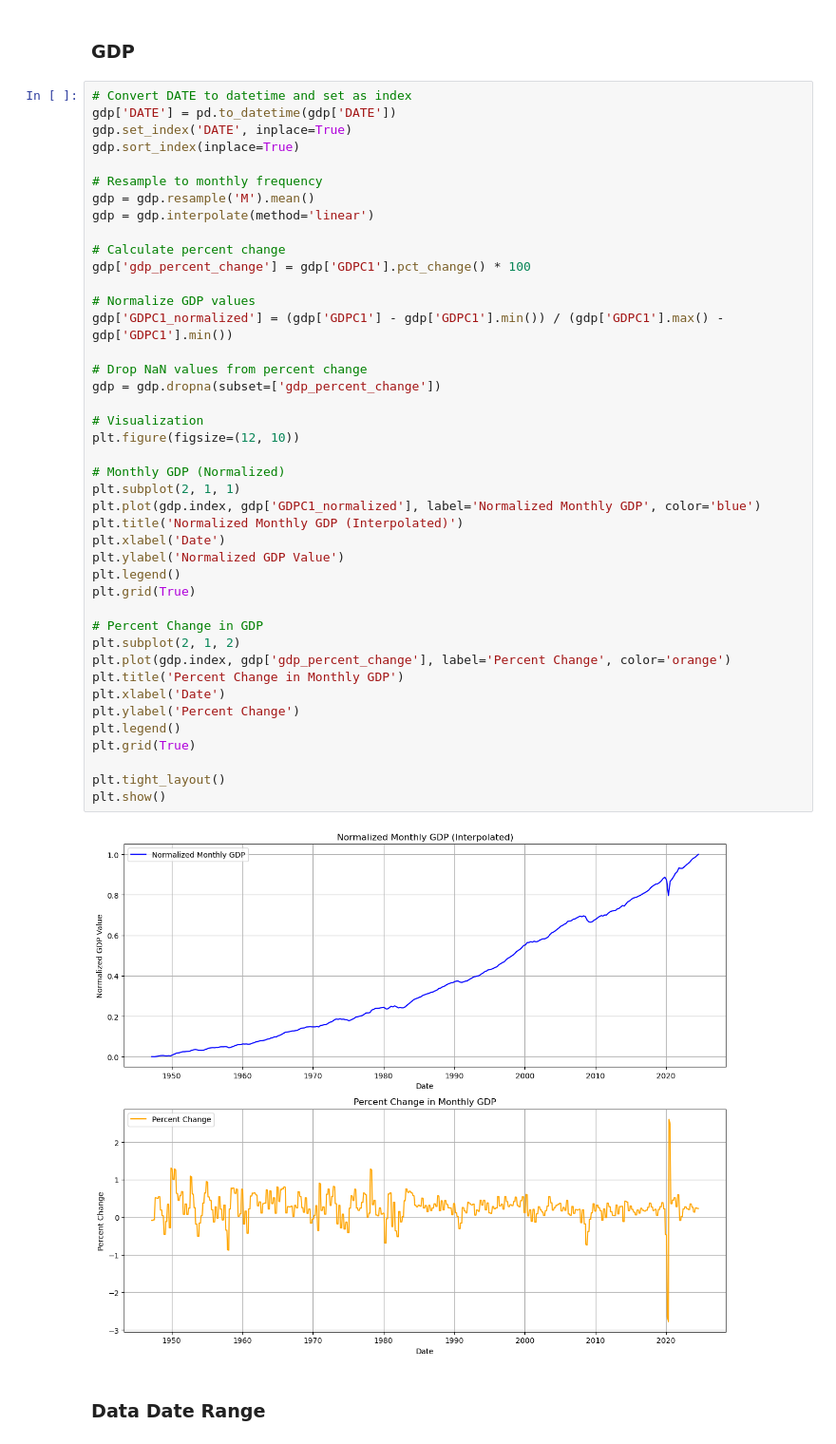
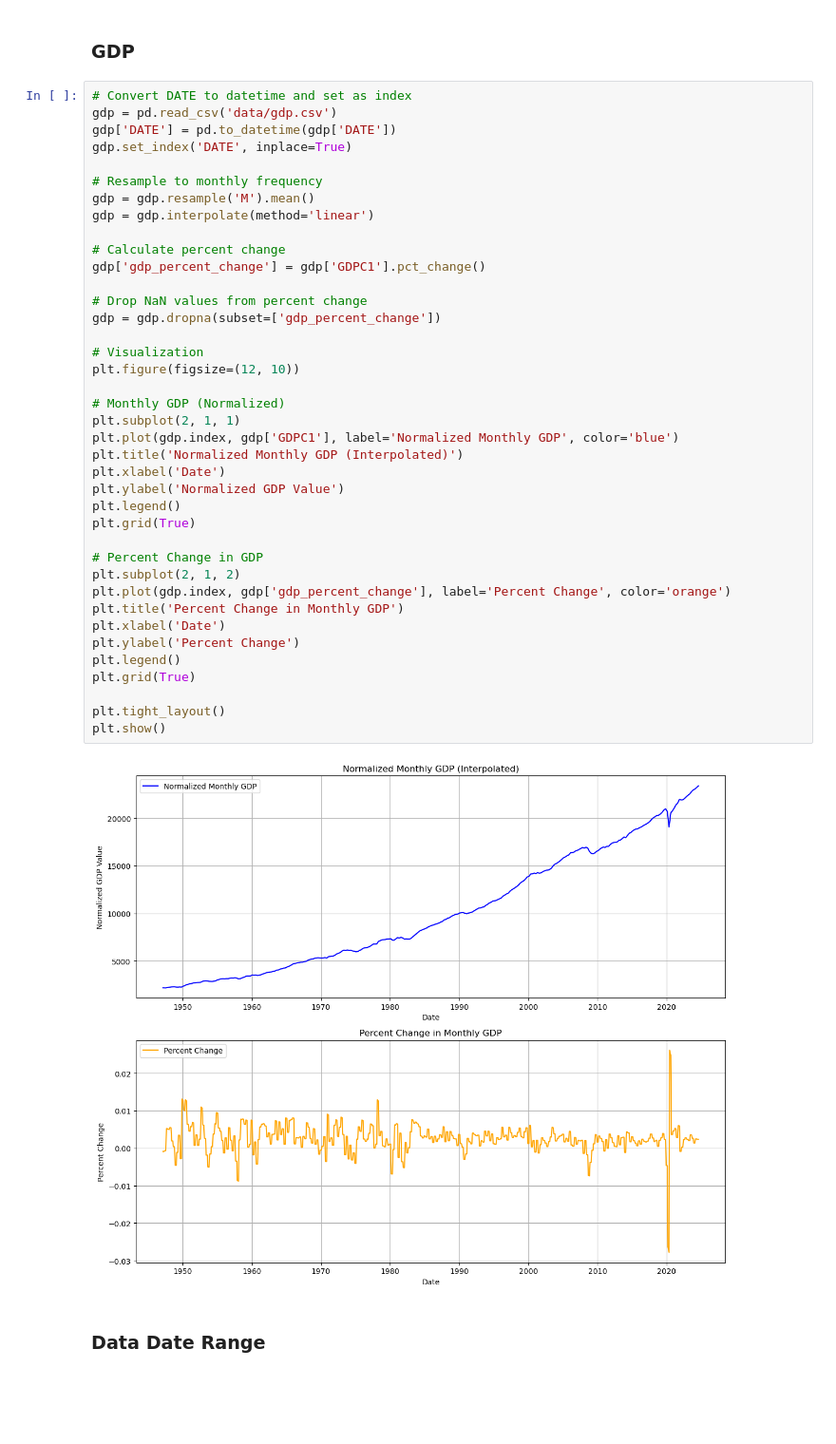
Before and after one commit to ChrisLato/AISE-4010-Project, a Jupyter notebook: Data Pre-processing.ipynb, the cells around one changed output. Shown at 95% size. Saved outputs shown, nothing was run; the diff lists cells and outputs as text; blank space fills up the shorter version.

```diff
--- a/Data Pre-processing.ipynb
+++ b/Data Pre-processing.ipynb
@@ -223,48 +380,45 @@ date
 ### GDP
 # %%
 # Convert DATE to datetime and set as index
+gdp = pd.read_csv('data/gdp.csv')
 gdp['DATE'] = pd.to_datetime(gdp['DATE'])
 gdp.set_index('DATE', inplace=True)
-gdp.sort_index(inplace=True)
 
 # Resample to monthly frequency
 gdp = gdp.resample('M').mean()
 gdp = gdp.interpolate(method='linear')
 
 # Calculate percent change
-gdp['gdp_percent_change'] = gdp['GDPC1'].pct_change() * 100
-
-# Normalize GDP values
-gdp['GDPC1_normalized'] = (gdp['GDPC1'] - gdp['GDPC1'].min()) / (gdp['GDPC1'].max() - gdp['GDPC1'].min())
+gdp['gdp_percent_change'] = gdp['GDPC1'].pct_change()
 
 # Drop NaN values from percent change
 gdp = gdp.dropna(subset=['gdp_percent_change'])
 
 # Visualization
 plt.figure(figsize=(12, 10))
 
 # Monthly GDP (Normalized)
 plt.subplot(2, 1, 1)
-plt.plot(gdp.index, gdp['GDPC1_normalized'], label='Normalized Monthly GDP', color='blue')
+plt.plot(gdp.index, gdp['GDPC1'], label='Normalized Monthly GDP', color='blue')
 plt.title('Normalized Monthly GDP (Interpolated)')
 plt.xlabel('Date')
 plt.ylabel('Normalized GDP Value')
 plt.legend()
 plt.grid(True)
 
 # Percent Change in GDP
 plt.subplot(2, 1, 2)
 plt.plot(gdp.index, gdp['gdp_percent_change'], label='Percent Change', color='orange')
 plt.title('Percent Change in Monthly GDP')
 plt.xlabel('Date')
 plt.ylabel('Percent Change')
 plt.legend()
 plt.grid(True)
 
 plt.tight_layout()
 plt.show()
 # %% [output]
-[figure, old version]
+[figure, new version]
 # %% [markdown]
 ### Data Date Range
 # %%
```
Also changed, not shown: parts of 16 cells of this notebook.
